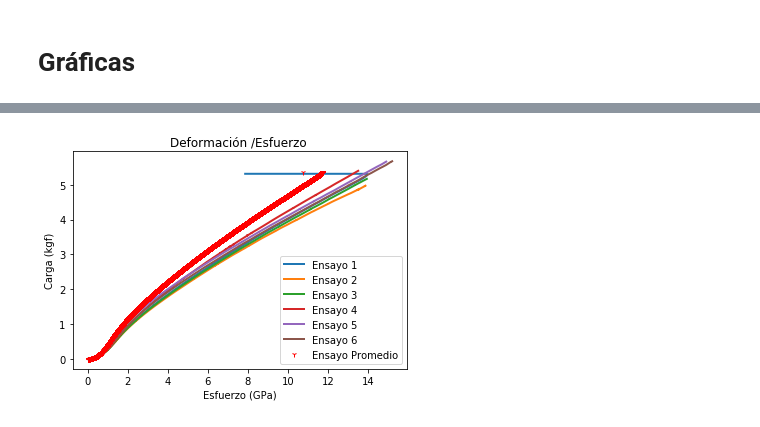
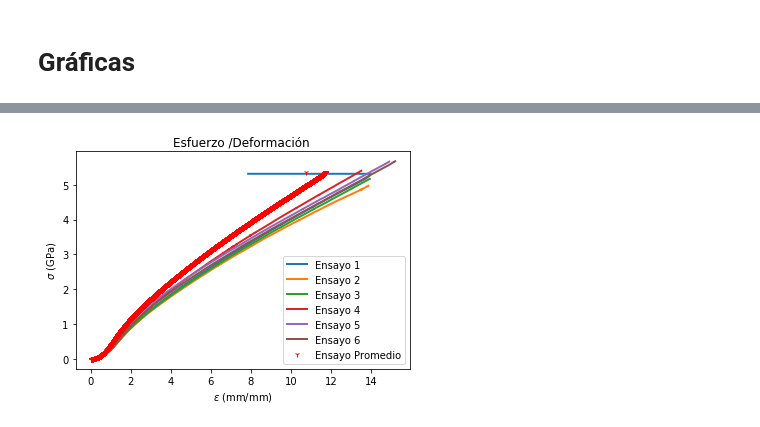
Before and after one commit to zeus2301/Analisis, a Jupyter notebook: Análisis de datos2.ipynb, the cells around one changed output, grey strips where cells are left out. Cells and saved outputs as stored; diff of their text form; code cells hidden in the pictures.

```diff
--- a/Análisis de datos2.ipynb
+++ b/Análisis de datos2.ipynb
@@ -238,35 +242,35 @@ data6 = data5
 # %%
 data5 = data4
 dataframe1 = data5["Esfuerzo.1 (GPa)"]
 dataframe2 = data5["Def.1 (mm/mm)"]
 dataframe3 = data5["Esfuerzo.2 (GPa)"]
 dataframe4 = data5["Def.2 (mm/mm)"]
 dataframe5 = data5["Esfuerzo.3 (GPa)"]
 dataframe6 = data5["Def.3 (mm/mm)"]
 dataframe7 = data5["Esfuerzo.4 (GPa)"]
 dataframe8 = data5["Def.4 (mm/mm)"]
 dataframe9 = data5["Esfuerzo.5 (GPa)"]
 dataframe10 = data5["Def.5 (mm/mm)"]
 dataframe11 = data5["Esfuerzo.6 (GPa)"]
 dataframe12= data5["Def.6 (mm/mm)"]
 
 plt.plot(dataframe1, dataframe2, linewidth=2, label="Ensayo 1")
 plt.plot(dataframe3, dataframe4, linewidth=2, label="Ensayo 2")
 plt.plot(dataframe5, dataframe6, linewidth=2, label="Ensayo 3")
 plt.plot(dataframe7, dataframe8, linewidth=2, label="Ensayo 4")
 plt.plot(dataframe9, dataframe10, linewidth=2, label="Ensayo 5")
 plt.plot(dataframe11, dataframe12, linewidth=2, label="Ensayo 6")
 
-Esfuerzo_promedio  = data5["Esfuerzo Total"]
-Deformacion_promedio  = data5["Def. Total"]
+Esfuerzo_promedio  = data5["$\\sigma$ Promedio"]
+Deformacion_promedio  = data5["$\\epsilon$ Promedio"]
 plt.plot(Esfuerzo_promedio, Deformacion_promedio, "r1", linewidth=0.5, label="Ensayo Promedio")
-plt.xlabel("Esfuerzo (GPa)")
-plt.ylabel("Carga (kgf)")
+plt.ylabel("$\\sigma$ (GPa)")
+plt.xlabel("$\\epsilon$ (mm/mm)")
 plt.legend()
-plt.title("Deformación /Esfuerzo ")
+plt.title("Esfuerzo /Deformación ")
 plt.show()
 # %% [output]
-[figure, old version]
+[figure, new version]
 # %%
 data6.head()
 # %% [output]
```
Also changed, not shown: parts of 15 cells of this notebook.
